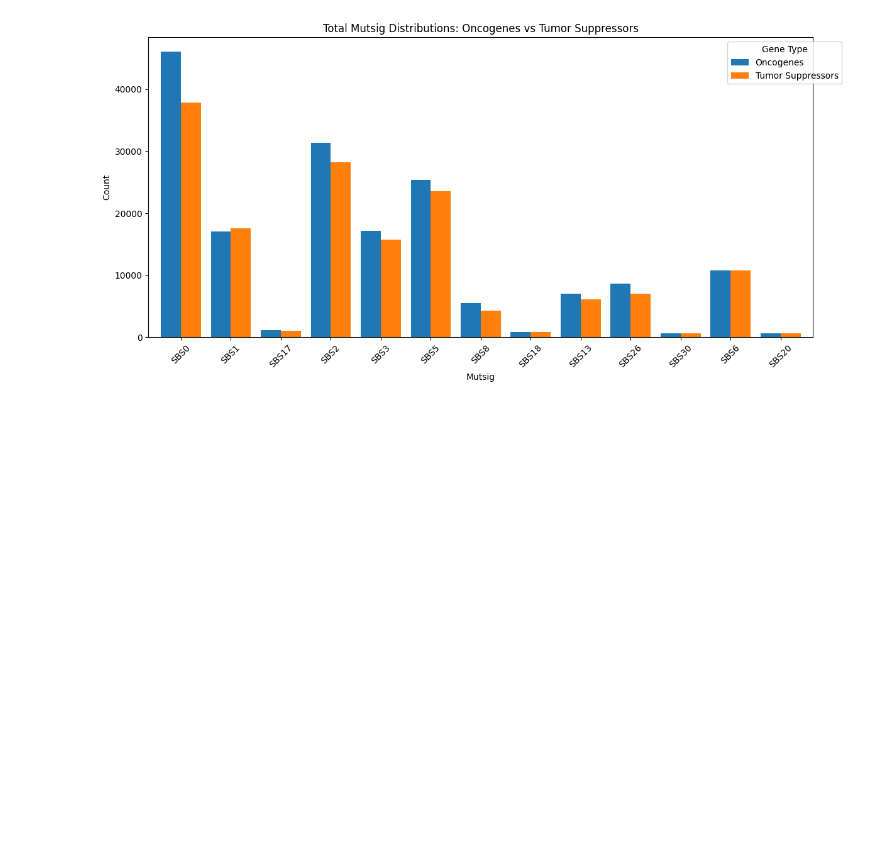
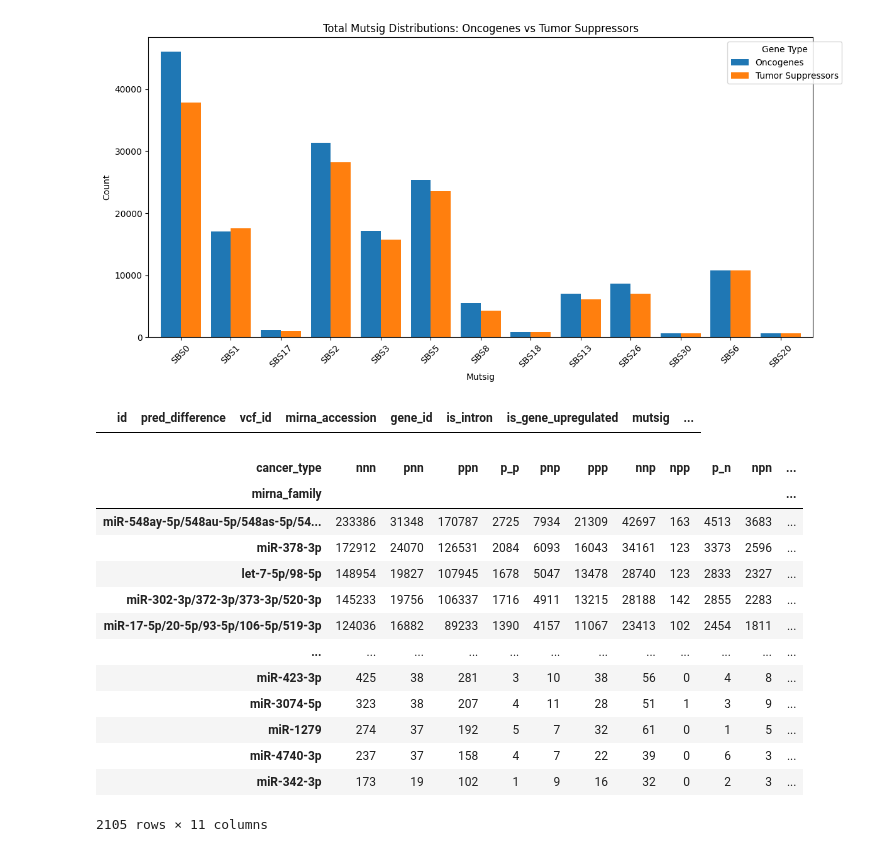
Before and after one commit to TasbasMN/mirscribe-results, a Jupyter notebook: wallahi_im_finished.ipynb, the cells around one changed output. Drawn from its saved outputs; the diff is of its cells as text; code cells hidden in the pictures; blank space fills up the shorter version.

```diff
--- a/wallahi_im_finished.ipynb
+++ b/wallahi_im_finished.ipynb
@@ -113,3 +113,7 @@ plt.tight_layout()
 plt.show()
 # %% [output]
 [figure]
+# %%
+real[real.gene_id.isin(df[df.both_thresh & (df.log2_odds_ratio < 0)])]
+# %% [output]
+|  | id | pred_difference | vcf_id | mirna_accession | gene_id | is_intron | is_gene_upregulated | mutsig | ... |
@@ -115,0 +122,20 @@ plt.show()
+# %%
+upreg_family_pivot = real.pivot_table(index='mirna_family', columns='cancer_type', values='id', aggfunc='count')
+upreg_family_pivot["sum"] = upreg_family_pivot.sum(axis=1)
+
+upreg_family_pivot.sort_values(by="sum", ascending=False)
+# %% [output]
+| cancer_type | nnn | pnn | ppn | p_p | pnp | ppp | nnp | npp | p_n | npn | ... |
+| mirna_family |  |  |  |  |  |  |  |  |  |  | ... |
+| miR-548ay-5p/548au-5p/548as-5p/54... | 233386 | 31348 | 170787 | 2725 | 7934 | 21309 | 42697 | 163 | 4513 | 3683 | ... |
+| miR-378-3p | 172912 | 24070 | 126531 | 2084 | 6093 | 16043 | 34161 | 123 | 3373 | 2596 | ... |
+| let-7-5p/98-5p | 148954 | 19827 | 107945 | 1678 | 5047 | 13478 | 28740 | 123 | 2833 | 2327 | ... |
+| miR-302-3p/372-3p/373-3p/520-3p | 145233 | 19756 | 106337 | 1716 | 4911 | 13215 | 28188 | 142 | 2855 | 2283 | ... |
+| miR-17-5p/20-5p/93-5p/106-5p/519-3p | 124036 | 16882 | 89233 | 1390 | 4157 | 11067 | 23413 | 102 | 2454 | 1811 | ... |
+| ... | ... | ... | ... | ... | ... | ... | ... | ... | ... | ... | ... |
+| miR-423-3p | 425 | 38 | 281 | 3 | 10 | 38 | 56 | 0 | 4 | 8 | ... |
+| miR-3074-5p | 323 | 38 | 207 | 4 | 11 | 28 | 51 | 1 | 3 | 9 | ... |
+| miR-1279 | 274 | 37 | 192 | 5 | 7 | 32 | 61 | 0 | 1 | 5 | ... |
+| miR-4740-3p | 237 | 37 | 158 | 4 | 7 | 22 | 39 | 0 | 6 | 3 | ... |
+| miR-342-3p | 173 | 19 | 102 | 1 | 9 | 16 | 32 | 0 | 2 | 3 | ... |
+2105 rows × 11 columns
```
Also changed, not shown: parts of 7 cells of this notebook, 1 other file.
